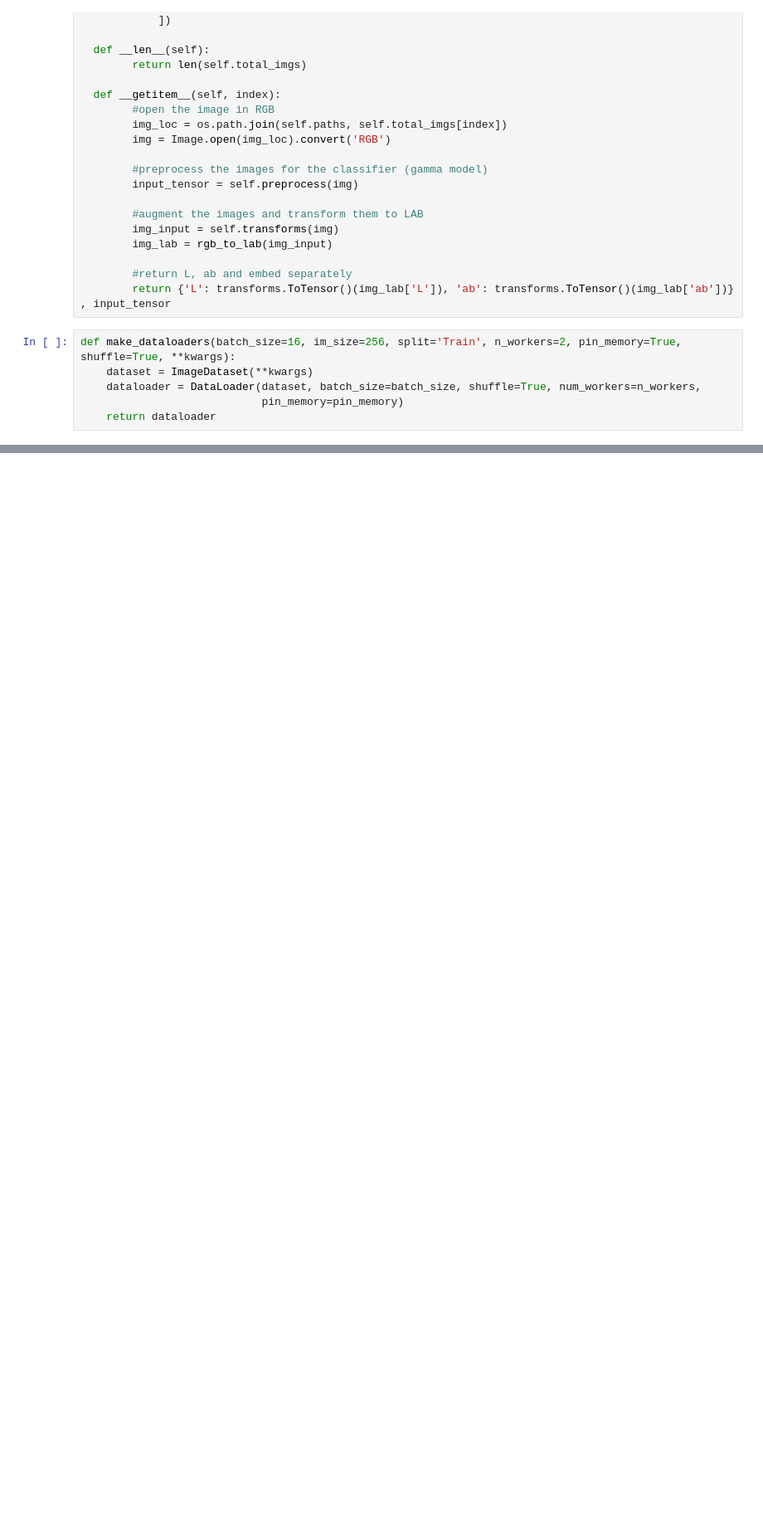
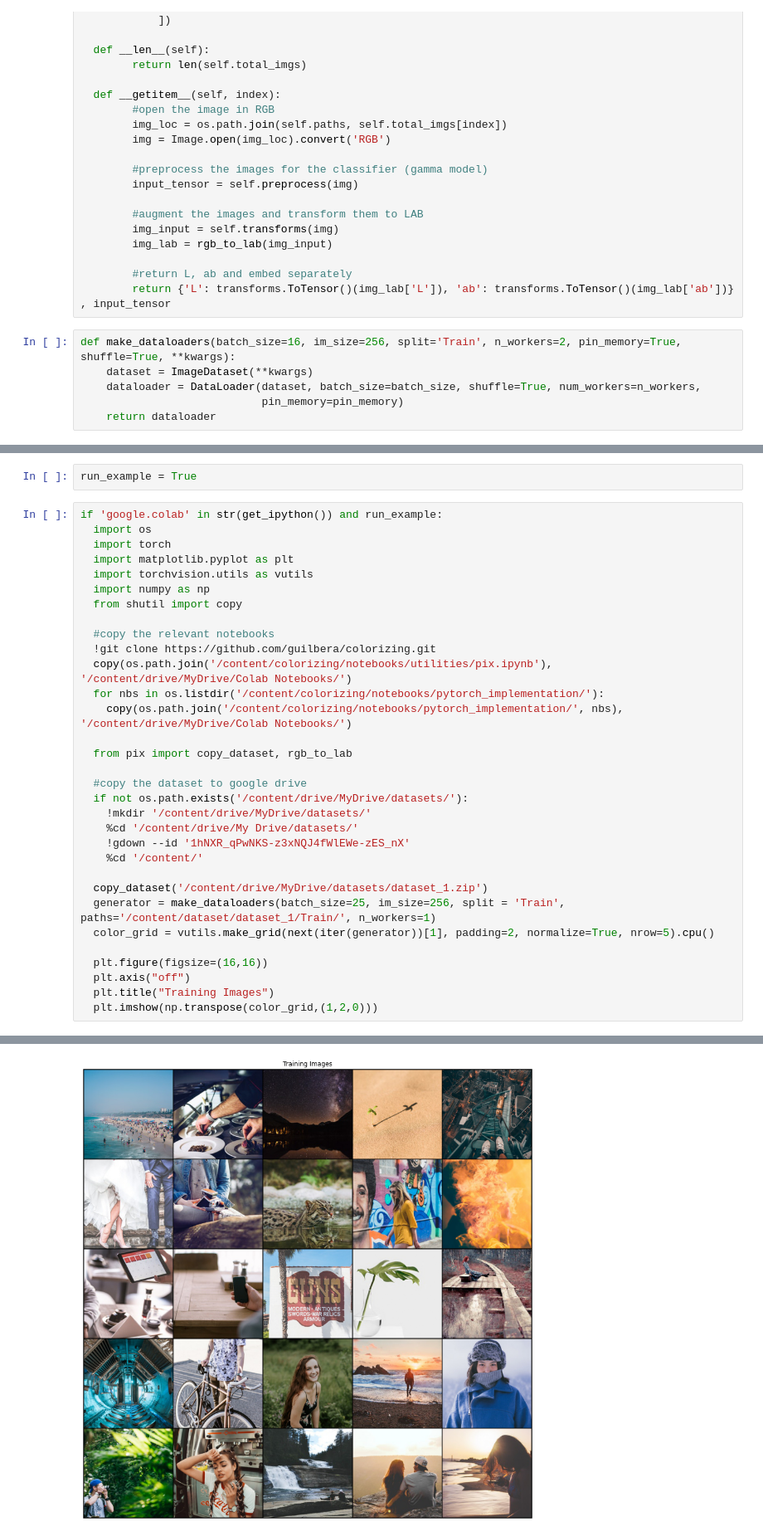
Before and after one commit to guilbera/colorizing, a Jupyter notebook: notebooks/pytorch_implementation/pix_pytorch.ipynb, the cells around one changed output, grey strips where cells are left out. Shown at 83% size. Saved outputs shown, nothing was run; the diff lists cells and outputs as text; blank space fills up the shorter version.

```diff
--- a/notebooks/pytorch_implementation/pix_pytorch.ipynb
+++ b/notebooks/pytorch_implementation/pix_pytorch.ipynb
@@ -65,0 +71,35 @@ def make_dataloaders(batch_size=16, im_size=256, split='Train', n_workers=2, pin
+# %%
+run_example = True
+# %%
+if 'google.colab' in str(get_ipython()) and run_example:
+  import os
+  import torch
+  import matplotlib.pyplot as plt
+  import torchvision.utils as vutils
+  import numpy as np
+  from shutil import copy
+
+  #copy the relevant notebooks
+  !git clone https://github.com/guilbera/colorizing.git
+  copy(os.path.join('/content/colorizing/notebooks/utilities/pix.ipynb'), '/content/drive/MyDrive/Colab Notebooks/')
+  for nbs in os.listdir('/content/colorizing/notebooks/pytorch_implementation/'):
+    copy(os.path.join('/content/colorizing/notebooks/pytorch_implementation/', nbs), '/content/drive/MyDrive/Colab Notebooks/')
+
+  from pix import copy_dataset, rgb_to_lab
+
+  #copy the dataset to google drive
+  if not os.path.exists('/content/drive/MyDrive/datasets/'):
+    !mkdir '/content/drive/MyDrive/datasets/'
+    %cd '/content/drive/My Drive/datasets/'
+    !gdown --id '1hNXR_qPwNKS-z3xNQJ4fWlEWe-zES_nX'
+    %cd '/content/'
+
+  copy_dataset('/content/drive/MyDrive/datasets/dataset_1.zip')
+  generator = make_dataloaders(batch_size=25, im_size=256, split = 'Train', paths='/content/dataset/dataset_1/Train/', n_workers=1)
+  color_grid = vutils.make_grid(next(iter(generator))[1], padding=2, normalize=True, nrow=5).cpu()
+
+  plt.figure(figsize=(16,16))
+  plt.axis("off")
+  plt.title("Training Images")
+  plt.imshow(np.transpose(color_grid,(1,2,0)))
+# %% [output]
@@ -65,0 +113 @@ def make_dataloaders(batch_size=16, im_size=256, split='Train', n_workers=2, pin
+[figure, added]
```
Also changed, not shown: parts of 6 cells of this notebook, 4 other files.
